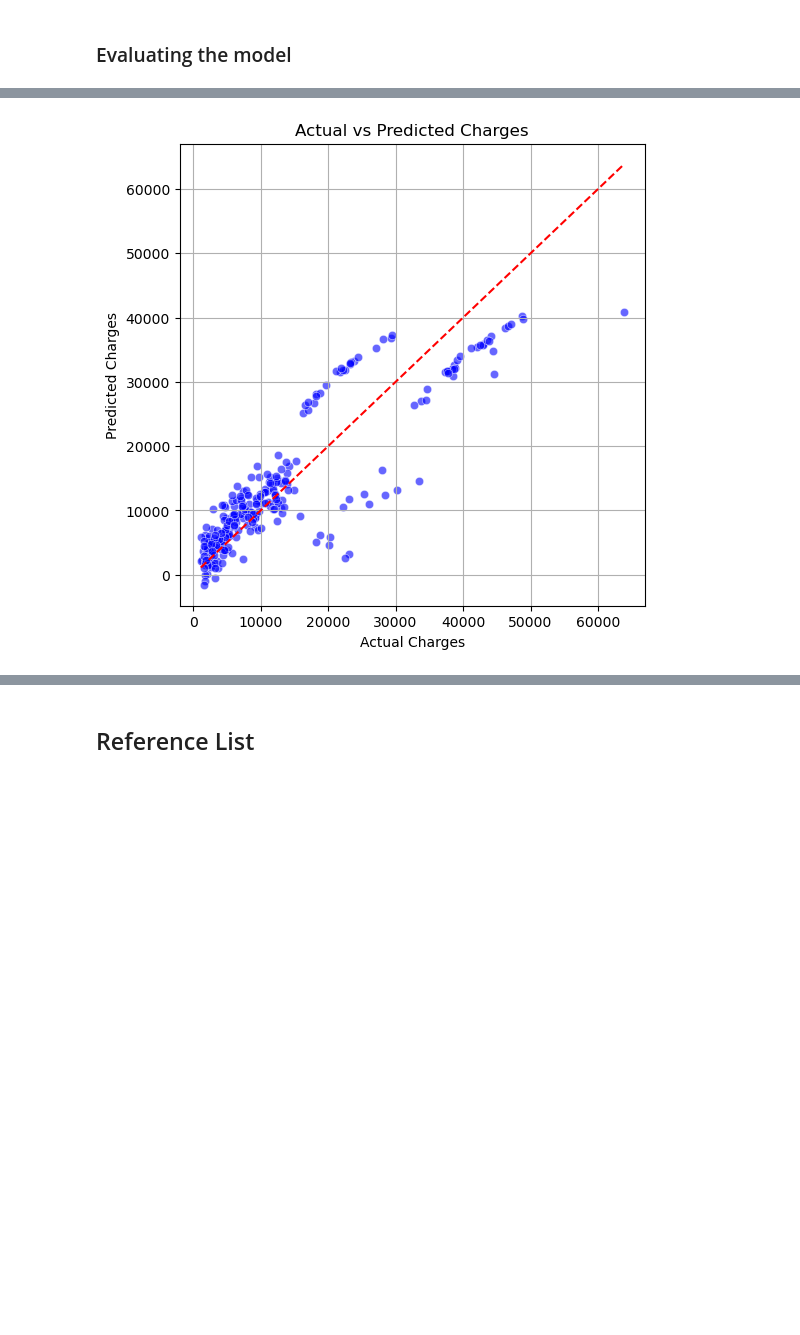
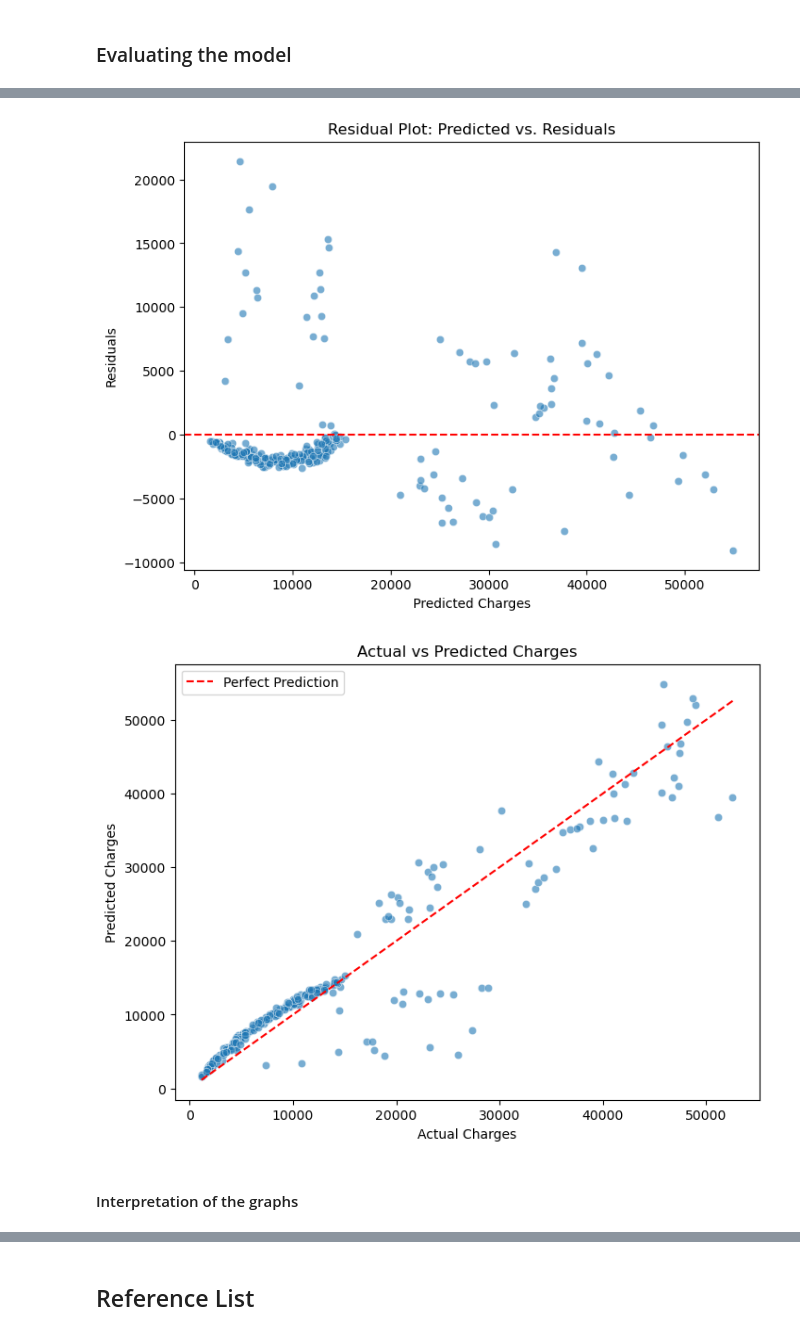
Before and after one commit to TristanGulzar/Medical-Aid-Data-Analysis, a Jupyter notebook: Part1.ipynb, the cells around one changed output, grey strips where cells are left out. Saved outputs shown, nothing was run; the diff lists cells and outputs as text; code cells hidden in the pictures; blank space fills up the shorter version.

```diff
--- a/Part1.ipynb
+++ b/Part1.ipynb
@@ -308,20 +284,17 @@ plt.show()
 # %%
-#Code attribution
-#author
-#title
-#available at: https://www.youtube.com/watch?v=rsyrZnZ8J2o  https://www.youtube.com/watch?v=x_GZgeLJU4g
+df2 = df.copy()
 
 # Select categorical columns
 cat_cols = df.select_dtypes('object').columns.tolist()
 
 # Initialize and fit the OneHotEncoder
 encoder = OneHotEncoder(sparse_output=False, handle_unknown='ignore')
-encoder.fit(df[cat_cols])
+encoder.fit(df2[cat_cols]) #(InsightsByRish, 2024)
 
 # Transform categorical variables
-encoded_cols = encoder.get_feature_names_out(cat_cols)
-df[encoded_cols] = encoder.transform(df[cat_cols])
+encoded_cols = encoder.get_feature_names_out(cat_cols) #(InsightsByRish, 2024)
+df2[encoded_cols] = encoder.transform(df2[cat_cols]) #(InsightsByRish, 2024)
 
 # Drop original categorical columns
-df.drop(columns=cat_cols, inplace=True)
+df2.drop(columns=cat_cols, inplace=True) #(InsightsByRish, 2024)
 # %% [markdown]
@@ -344,0 +388,4 @@ Defines input/output structure for training.
+# %%
+df2['bmi_smoker'] = df2['bmi'] * df2['smoker_yes'] #based on the graph created above we can see that if you smoke and have a high bmi and smoke your charges will be higher
+df2['is_parent'] = df2['children'].apply(lambda x: 1 if x > 0 else 0) #typically if someone is a parent, they would pay for their childrens medical charges hence creating this feature
+df2['aged_smoker'] = df2['age'] * df2['smoker_yes']
@@ -345,4 +413,4 @@ Defines input/output structure for training.
 # %%
 # Separate the independent variables (features) from the dependent variable (target)
-X = df.drop('charges', axis=1) # Features: everything except 'charges'
-y = df['charges'] # Target: the variable we are trying to predict
+X = df2.drop(['charges'], axis=1) # Features: everything except 'charges'
+y = df2['charges'] # Target: the variable we are trying to predict
@@ -400,11 +513,27 @@ Root Mean Squared Error (RMSE): 5796.28
 # %%
-plt.figure(figsize=(6, 6))
-sns.scatterplot(x=y_test, y=y_pred, alpha=0.6, color='blue')
-plt.plot([y_test.min(), y_test.max()], [y_test.min(), y_test.max()], '--r') # (Léonard, 2020)
+# VISUALIsATION: RESIDUAL PLOT
+
+residuals = y_test - y_pred #(PennState: Statistics Online Courses, n,d.)
+
+plt.figure(figsize=(8, 6))
+sns.scatterplot(x=y_pred, y=residuals, alpha=0.6)
+plt.axhline(0, color='red', linestyle='--')
+plt.title('Residual Plot: Predicted vs. Residuals')
+plt.xlabel('Predicted Charges')
+plt.ylabel('Residuals')
+plt.show()
+
+# VISUALIsATION: ACTUAL VS PREDICTED
+plt.figure(figsize=(8, 6))
+sns.scatterplot(x=y_test, y=y_pred, alpha=0.6)
+plt.plot([y_test.min(), y_test.max()], [y_test.min(), y_test.max()], '--r', label='Perfect Prediction') # (Léonard, 2020)
+plt.title('Actual vs Predicted Charges')
 plt.xlabel('Actual Charges')
 plt.ylabel('Predicted Charges')
-plt.title('Actual vs Predicted Charges')
-plt.grid(True)
+plt.legend()
 plt.show()
 # %% [output]
-[figure, old version]
+[figure, new version]
+[figure, added]
+# %% [markdown]
+#### Interpretation of the graphs
```
Also changed, not shown: parts of 62 cells of this notebook, 2 other files.
